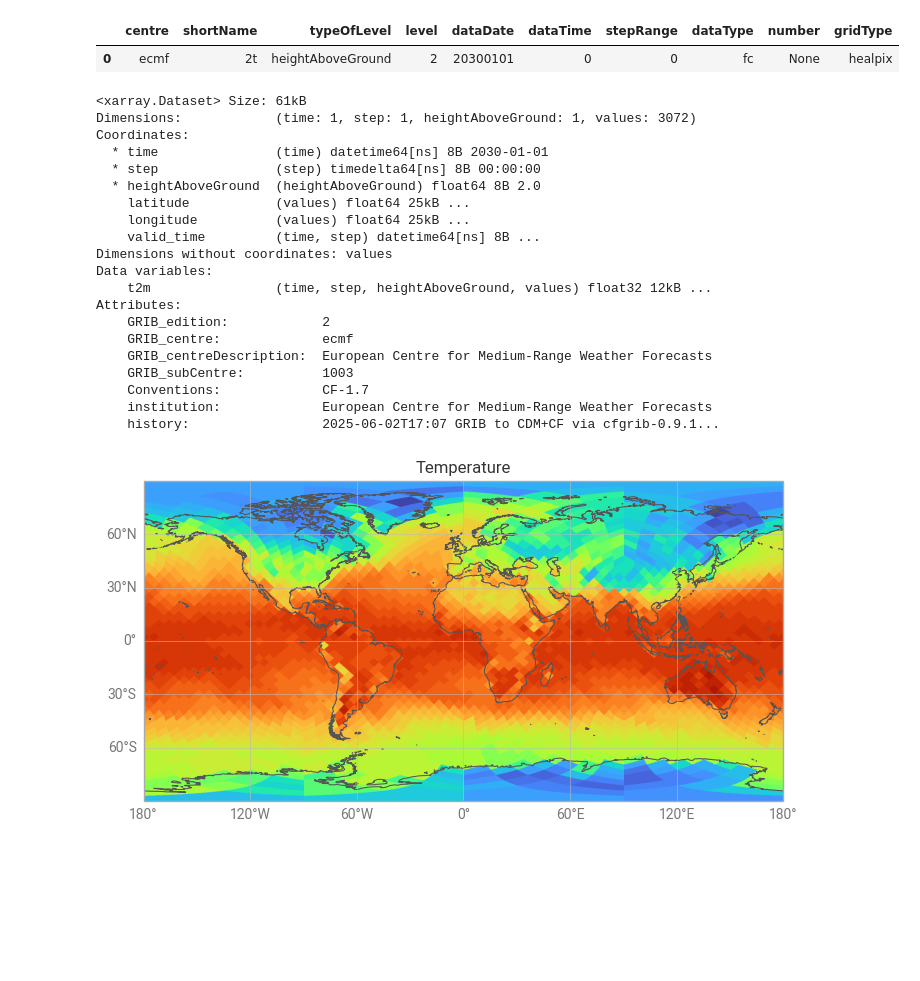
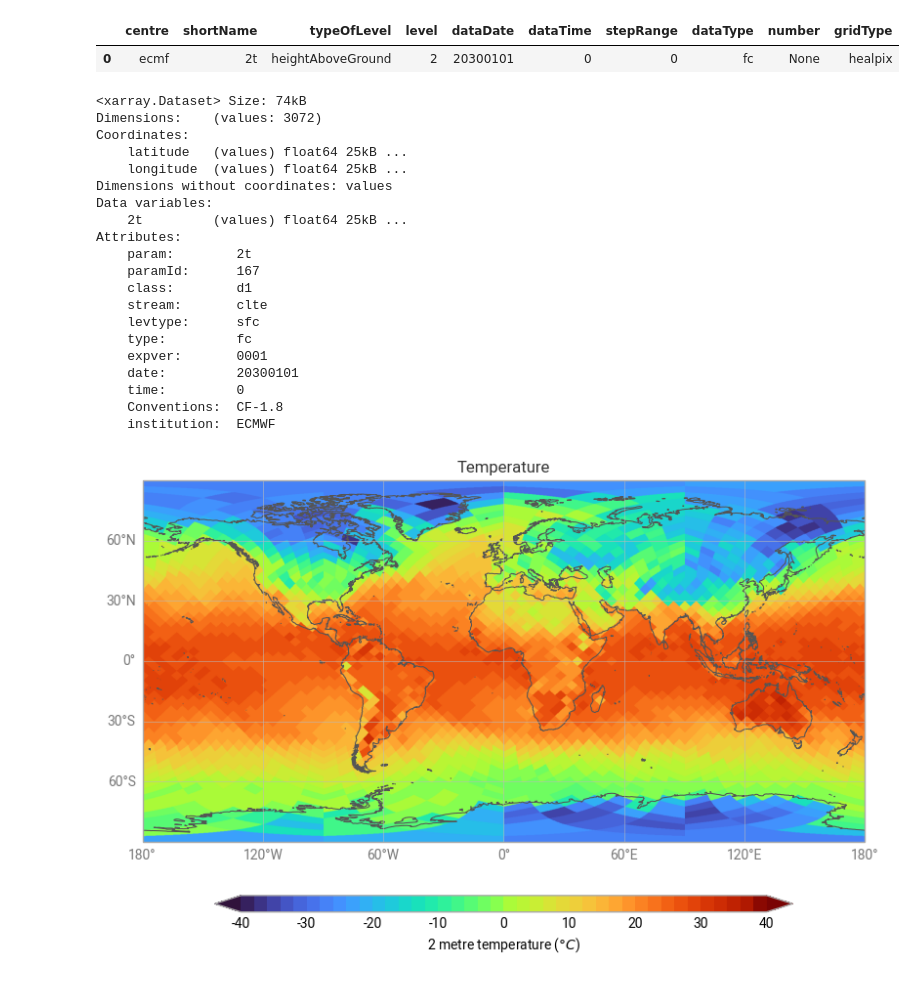
Before and after one commit to destination-earth-digital-twins/polytope-examples, a Jupyter notebook: climate-dt/climate-dt-earthkit-healpix-interpolate.ipynb, the cells around one changed output. Drawn from its saved outputs; the diff is of its cells as text; code cells hidden in the pictures; blank space fills up the shorter version.

```diff
--- a/climate-dt/climate-dt-earthkit-healpix-interpolate.ipynb
+++ b/climate-dt/climate-dt-earthkit-healpix-interpolate.ipynb
@@ -77,40 +80,45 @@ data = earthkit.data.from_source("polytope", "destination-earth", request, addre
+# %%
+data = earthkit.data.from_source("file", "data/climate-dt-earthkit-healpix-interpolate.grib")
 # %%
 data.ls()
 # %% [output]
 |  | centre | shortName | typeOfLevel | level | dataDate | dataTime | stepRange | dataType | number | gridType |
 | 0 | ecmf | 2t | heightAboveGround | 2 | 20300101 | 0 | 0 | fc | None | healpix |
 # %%
-data.to_xarray(engine='cfgrib')
+data.to_xarray()
 # %% [output]
-<xarray.Dataset> Size: 61kB
-Dimensions:            (time: 1, step: 1, heightAboveGround: 1, values: 3072)
+<xarray.Dataset> Size: 74kB
+Dimensions:    (values: 3072)
 Coordinates:
-  * time               (time) datetime64[ns] 8B 2030-01-01
-  * step               (step) timedelta64[ns] 8B 00:00:00
-  * heightAboveGround  (heightAboveGround) float64 8B 2.0
-    latitude           (values) float64 25kB ...
-    longitude          (values) float64 25kB ...
-    valid_time         (time, step) datetime64[ns] 8B ...
+    latitude   (values) float64 25kB ...
+    longitude  (values) float64 25kB ...
 Dimensions without coordinates: values
 Data variables:
-    t2m                (time, step, heightAboveGround, values) float32 12kB ...
+    2t         (values) float64 25kB ...
 Attributes:
-    GRIB_edition:            2
-    GRIB_centre:             ecmf
-    GRIB_centreDescription:  European Centre for Medium-Range Weather Forecasts
-    GRIB_subCentre:          1003
-    Conventions:             CF-1.7
-    institution:             European Centre for Medium-Range Weather Forecasts
-    history:                 2025-06-02T17:07 GRIB to CDM+CF via cfgrib-0.9.1...
+    param:        2t
+    paramId:      167
+    class:        d1
+    stream:       clte
+    levtype:      sfc
+    type:         fc
+    expver:       0001
+    date:         20300101
+    time:         0
+    Conventions:  CF-1.8
+    institution:  ECMWF
 # %%
 chart = earthkit.plots.Map(extent=[-180, 180, -90, 90])
-chart.block(
-    data
+chart.grid_cells(
+    data,
+    auto_style=True,
+    units="celsius"
 )
 
 chart.title("Temperature")
 chart.coastlines()
 chart.gridlines()
+chart.legend()
 chart.show()
 # %% [output]
-[figure, old version]
+[figure, new version]
```
Also changed, not shown: parts of 3 cells of this notebook.
